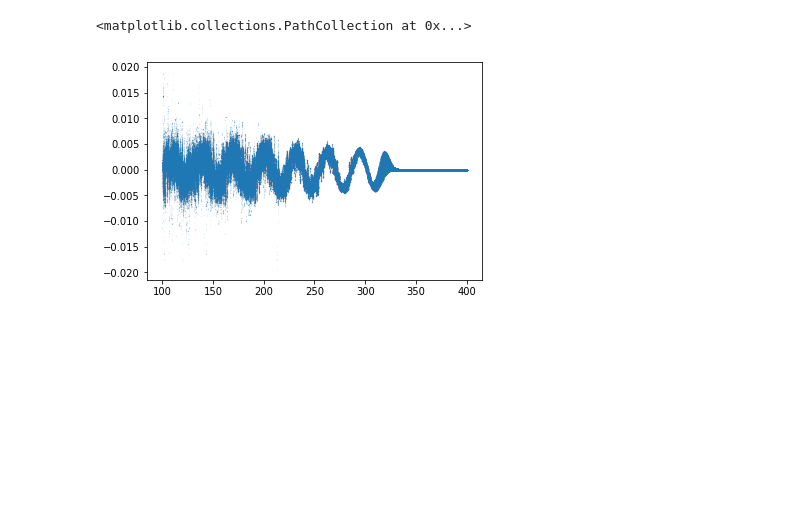
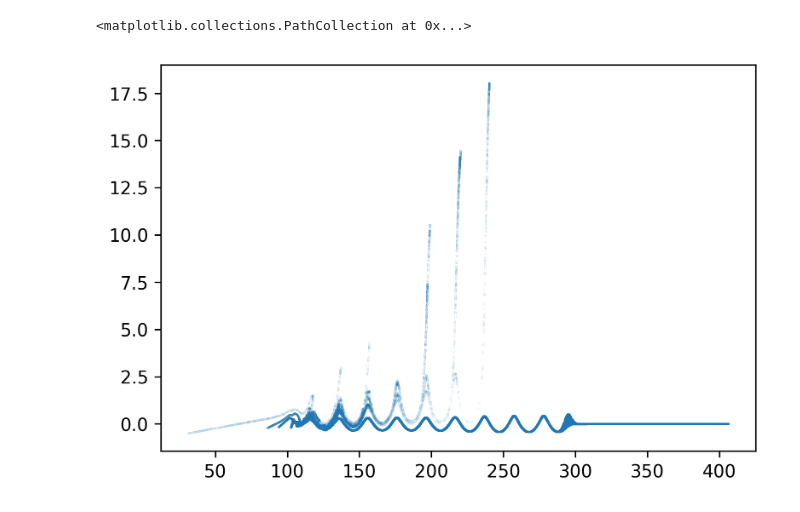
Before and after one commit to RonghaoHu/XPIC, a Jupyter notebook: data_visual.ipynb, the cells around one changed output. Saved outputs shown, nothing was run; the diff lists cells and outputs as text; code cells hidden in the pictures; blank space fills up the shorter version.

```diff
--- a/data_visual.ipynb
+++ b/data_visual.ipynb
@@ -12,0 +6,17 @@ plt.plot(field[:,0],field[:,1])
+# %%
+file_id = h5.File('data_28.h5','r')
+fdata=file_id['density']
+density=fdata.__array__()
+fdata=file_id['ex']
+ex=fdata.__array__()
+fdata=file_id['ey']
+ey=fdata.__array__()
+fdata=file_id['bz']
+bz=fdata.__array__()
+fdata=file_id['jx']
+jx=fdata.__array__()
+fdata=file_id['jy']
+jy=fdata.__array__()
+fdata=file_id['particle']
+part=fdata.__array__()
+part.resize((int(part.size/5),5))
@@ -29,6 +51,7 @@ particle.shape
 # %%
-plt.scatter(particle[:,0],particle[:,1],s=0.001)
+plt.figure(dpi=300)
+plt.scatter(part[:,0],part[:,1],s=0.001)
 #plt.xlim((120,140))
 # %% [output]
 <matplotlib.collections.PathCollection at 0x...>
-[figure, old version]
+[figure, new version]
```
Also changed, not shown: parts of 9 cells of this notebook, 3 other files.
